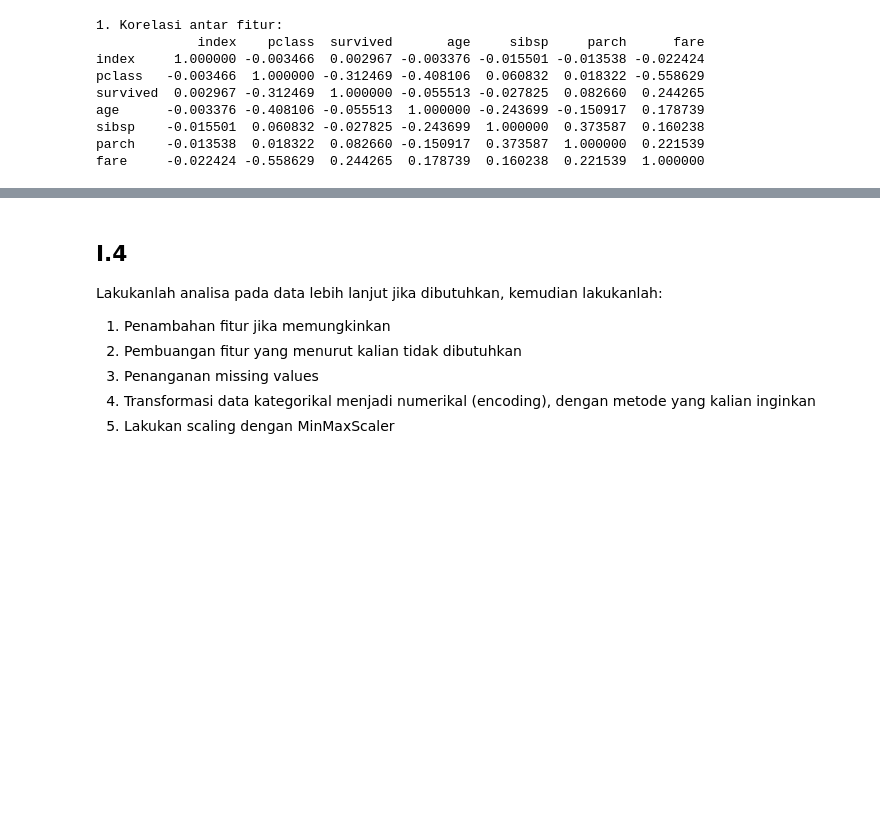
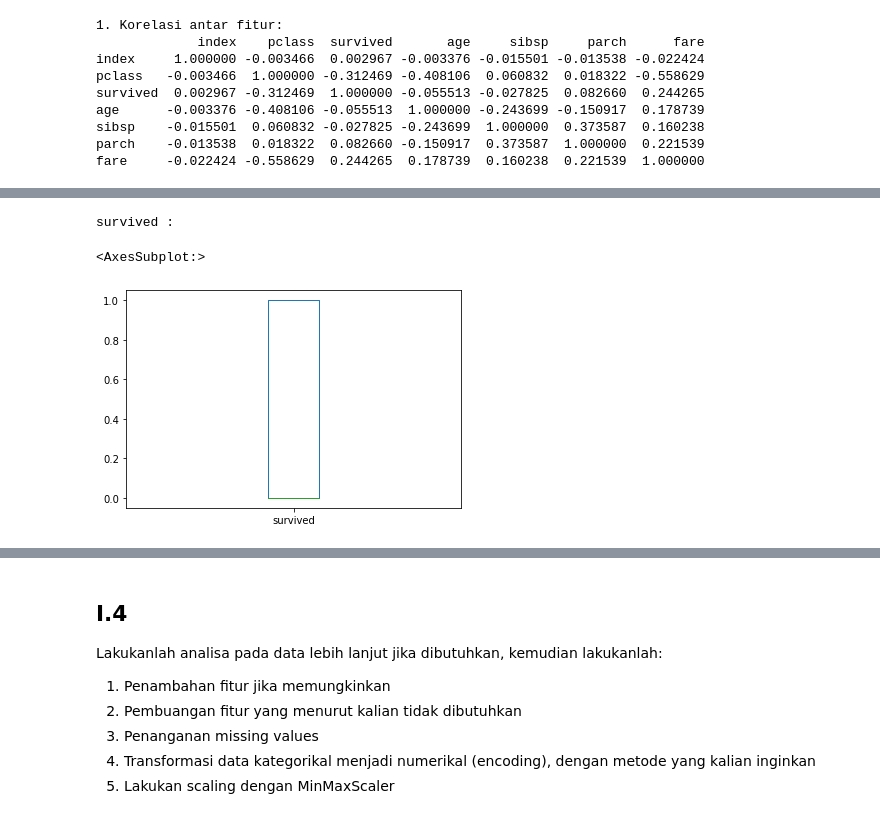
Before and after one commit to Josegalbraith/Tucil1_13519022_13519032, a Jupyter notebook: TP_13519022_13519032/Tugas_Pendahuluan_IF3270.ipynb, the cells around one changed output, grey strips where cells are left out. Cells and saved outputs as stored; diff of their text form; code cells hidden in the pictures; blank space fills up the shorter version.

```diff
--- a/TP_13519022_13519032/Tugas_Pendahuluan_IF3270.ipynb
+++ b/TP_13519022_13519032/Tugas_Pendahuluan_IF3270.ipynb
@@ -230,0 +241,7 @@ print("3. Visualisasi distribusi dari tiap fitur, dengan data dibagi tiap unique
+# %%
+print("survived : ")
+df['survived'].plot.box()
+# %% [output]
+survived :
+<AxesSubplot:>
+[figure, added]
```
Also changed, not shown: parts of 29 cells of this notebook.
